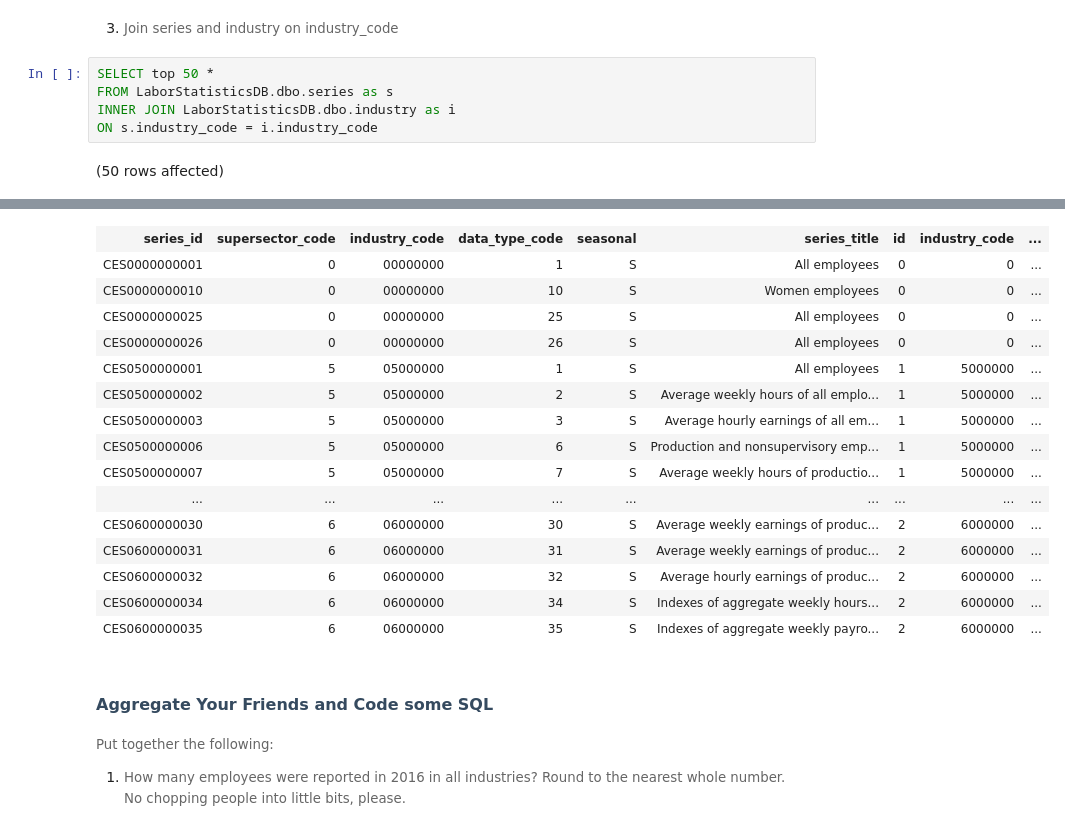
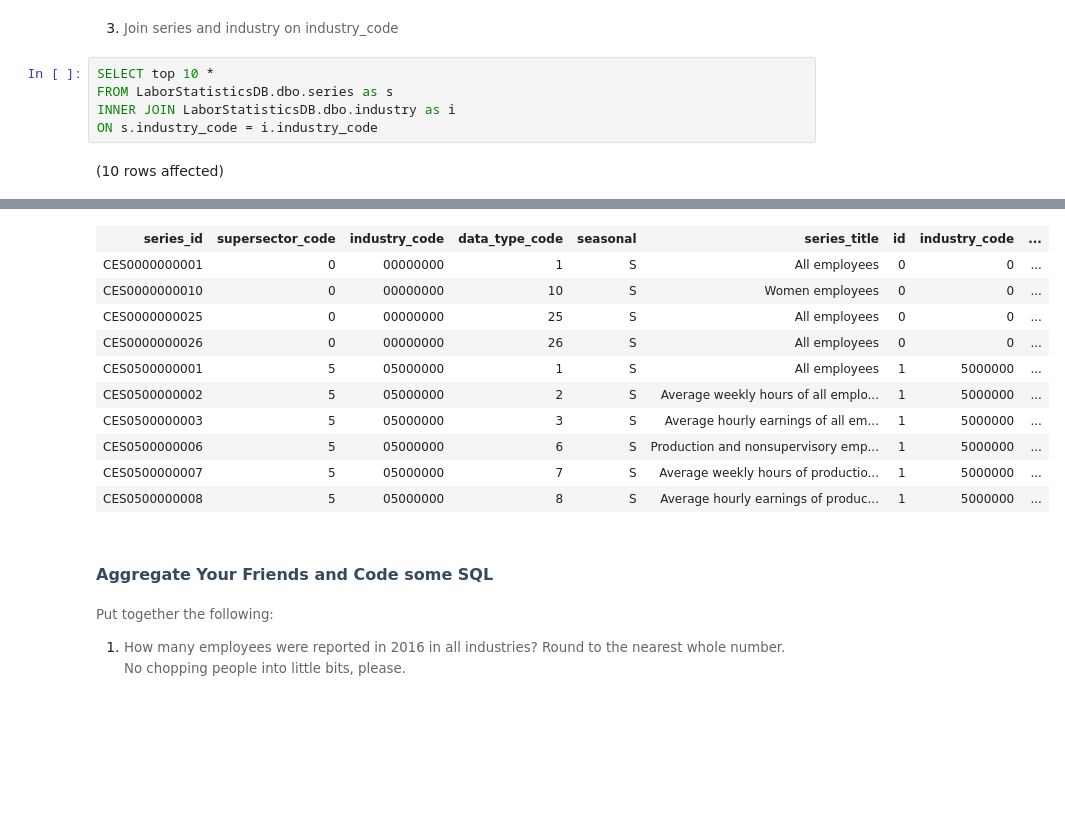
Before and after one commit to fsaidova74/Assignment3_9to5, a Jupyter notebook: 9to5.ipynb, the cells around one changed output, grey strips where cells are left out. Saved outputs shown, nothing was run; the diff lists cells and outputs as text; blank space fills up the shorter version.

```diff
--- a/9to5.ipynb
+++ b/9to5.ipynb
@@ -224,9 +224,9 @@ Total execution time: 00:00:00.060
 # %% [markdown]
 3. <span style="background-color: rgb(255, 255, 255); font-size: 10pt; white-space: pre-wrap; color: rgb(102, 102, 102); font-family: Arvo, serif;">Join series and industry on industry_code</span>
 # %%
-SELECT top 50 *
+SELECT top 10 *
 FROM LaborStatisticsDB.dbo.series as s
 INNER JOIN LaborStatisticsDB.dbo.industry as i
 ON s.industry_code = i.industry_code
 # %% [output]
-(50 rows affected)
+(10 rows affected)
@@ -234,19 +234,14 @@ Total execution time: 00:00:00.066
 | series_id | supersector_code | industry_code | data_type_code | seasonal | series_title | id | industry_code | ... |
 | CES0000000001 | 0 | 00000000 | 1 | S | All employees | 0 | 0 | ... |
 | CES0000000010 | 0 | 00000000 | 10 | S | Women employees | 0 | 0 | ... |
 | CES0000000025 | 0 | 00000000 | 25 | S | All employees | 0 | 0 | ... |
 | CES0000000026 | 0 | 00000000 | 26 | S | All employees | 0 | 0 | ... |
 | CES0500000001 | 5 | 05000000 | 1 | S | All employees | 1 | 5000000 | ... |
 | CES0500000002 | 5 | 05000000 | 2 | S | Average weekly hours of all emplo... | 1 | 5000000 | ... |
 | CES0500000003 | 5 | 05000000 | 3 | S | Average hourly earnings of all em... | 1 | 5000000 | ... |
 | CES0500000006 | 5 | 05000000 | 6 | S | Production and nonsupervisory emp... | 1 | 5000000 | ... |
 | CES0500000007 | 5 | 05000000 | 7 | S | Average weekly hours of productio... | 1 | 5000000 | ... |
-| ... | ... | ... | ... | ... | ... | ... | ... | ... |
-| CES0600000030 | 6 | 06000000 | 30 | S | Average weekly earnings of produc... | 2 | 6000000 | ... |
-| CES0600000031 | 6 | 06000000 | 31 | S | Average weekly earnings of produc... | 2 | 6000000 | ... |
-| CES0600000032 | 6 | 06000000 | 32 | S | Average hourly earnings of produc... | 2 | 6000000 | ... |
-| CES0600000034 | 6 | 06000000 | 34 | S | Indexes of aggregate weekly hours... | 2 | 6000000 | ... |
-| CES0600000035 | 6 | 06000000 | 35 | S | Indexes of aggregate weekly payro... | 2 | 6000000 | ... |
+| CES0500000008 | 5 | 05000000 | 8 | S | Average hourly earnings of produc... | 1 | 5000000 | ... |
 # %% [markdown]
 ## <span style="font-size: 12pt; font-family: Montserrat, sans-serif; color: rgb(53, 74, 95); background-color: rgb(255, 255, 255); font-weight: 700; font-variant-numeric: normal; font-variant-east-asian: normal; vertical-align: baseline; white-space: pre-wrap;">Aggregate Your Friends and Code some SQL</span>
 
```
Also changed, not shown: parts of 5 cells of this notebook.
